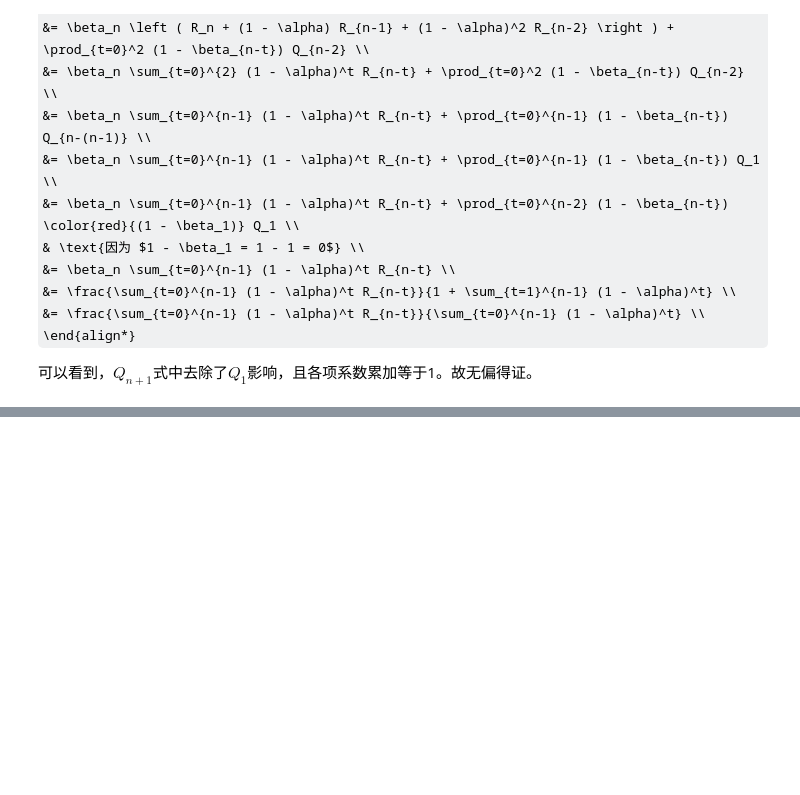
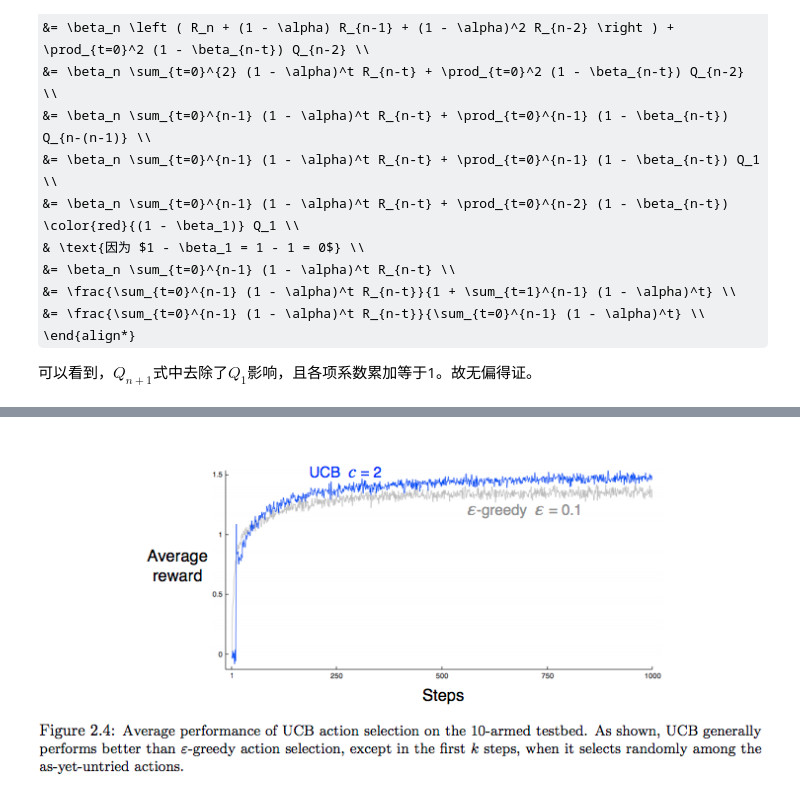
Before and after one commit to facaiy/book_notes, a Jupyter notebook: Reinforcement_Learing_An_Introduction/Multi-armed_Bandits/note.ipynb, the cells around one changed output, grey strips where cells are left out. Drawn from its saved outputs; the diff is of its cells as text; code cells hidden in the pictures; some formulas as TeX source; blank space fills up the shorter version.

```diff
--- a/Reinforcement_Learing_An_Introduction/Multi-armed_Bandits/note.ipynb
+++ b/Reinforcement_Learing_An_Introduction/Multi-armed_Bandits/note.ipynb
@@ -364,0 +373,4 @@ Exercise 2.7:
+# %%
+Image('res/fig2_4.png')
+# %% [output]
+[figure, added]
```
Also changed, not shown: parts of 7 cells of this notebook, 3 other files.
